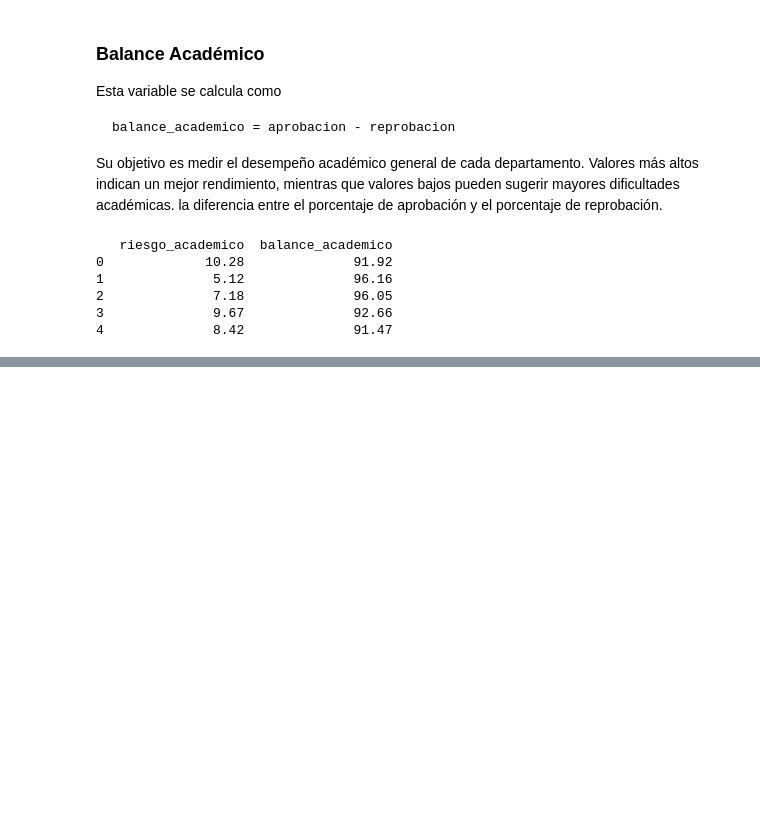
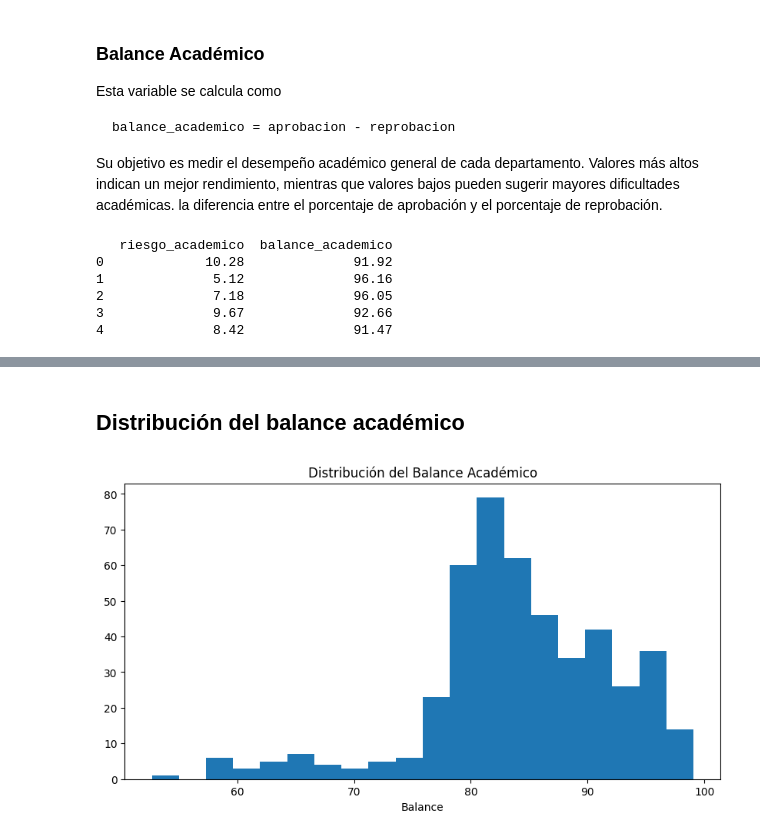
Before and after one commit to Pininita/student-dropout-analysis-colombia, a Jupyter notebook: notebooks/extraction_socrata.ipynb, the cells around one changed output, grey strips where cells are left out. Saved outputs shown, nothing was run; the diff lists cells and outputs as text; code cells hidden in the pictures; blank space fills up the shorter version.

```diff
--- a/notebooks/extraction_socrata.ipynb
+++ b/notebooks/extraction_socrata.ipynb
@@ -169,0 +251,12 @@ print(df[['riesgo_academico','balance_academico']].head())
+# %% [markdown]
+## Distribución del balance académico
+# %%
+plt.hist(df["balance_academico"], bins=20)
+
+plt.title("Distribución del Balance Académico")
+
+plt.xlabel("Balance")
+
+plt.show()
+# %% [output]
+[figure, added]
```
Also changed, not shown: parts of 19 cells of this notebook.
